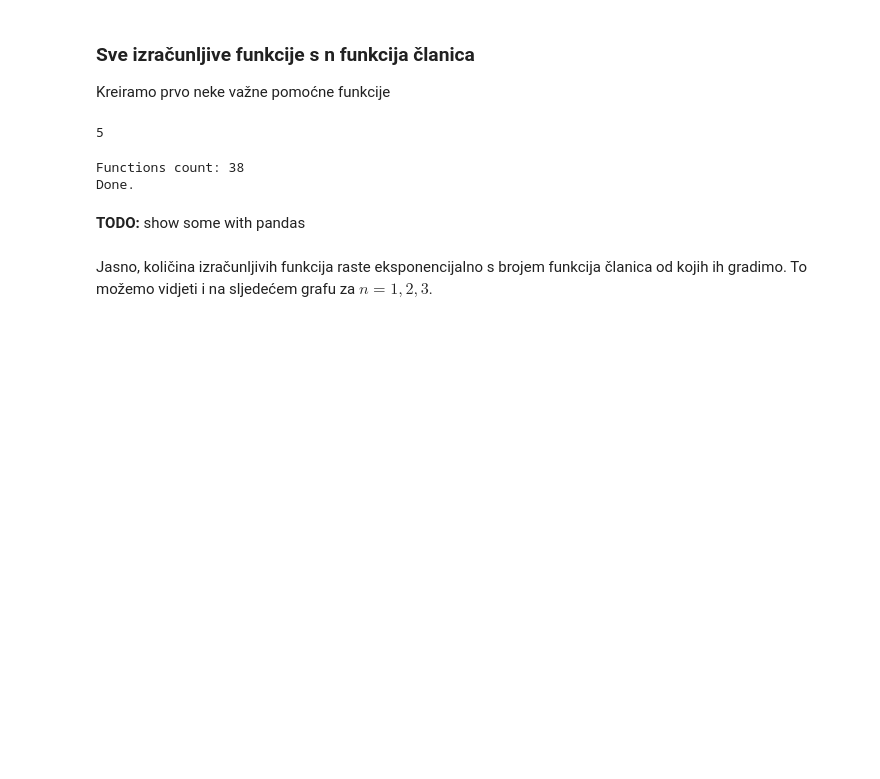
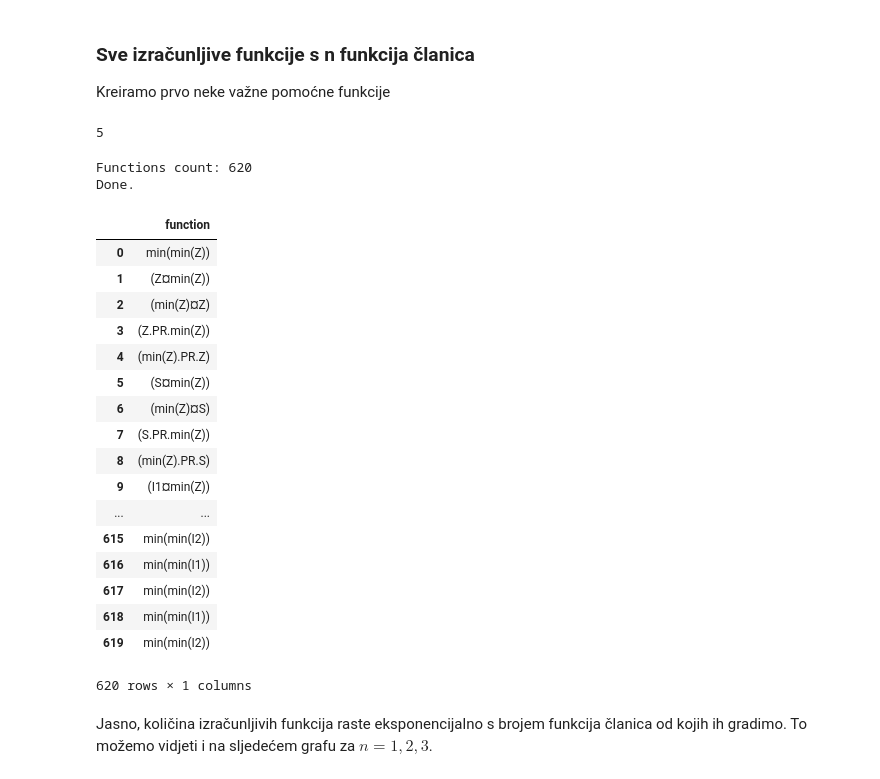
Before and after one commit to sandrolovnicki/Matematicki-softver, a Jupyter notebook: dz1/computability_analytics.ipynb, the cells around one changed output. Saved outputs shown, nothing was run; the diff lists cells and outputs as text; code cells hidden in the pictures; blank space fills up the shorter version.

```diff
--- a/dz1/computability_analytics.ipynb
+++ b/dz1/computability_analytics.ipynb
@@ -564,20 +592,40 @@ def all_combinations(n,argnum):
 
     return functions
 # %%
-testfs = all_combinations(2,2)
+fns = all_combinations(3,2)
 
-print("Functions count:", len(testfs))
+print("Functions count:", len(fns))
 
-for tf in testfs:
-    if tf(2,3) == 6:
-        print(tf, tf(2,5))
+for f in fns:
+    if f(2,3) == 6:
+        print(f, f(2,5))
 
 print("Done.")
+
+dframe = pd.DataFrame({"functions": fns})
+dframe.columns = ["function"]
+dframe
 # %% [output]
-Functions count: 38
+Functions count: 620
 Done.
+|  | function |
+| 0 | min(min(Z)) |
+| 1 | (Z¤min(Z)) |
+| 2 | (min(Z)¤Z) |
+| 3 | (Z.PR.min(Z)) |
+| 4 | (min(Z).PR.Z) |
+| 5 | (S¤min(Z)) |
+| 6 | (min(Z)¤S) |
+| 7 | (S.PR.min(Z)) |
+| 8 | (min(Z).PR.S) |
+| 9 | (I1¤min(Z)) |
+| ... | ... |
+| 615 | min(min(I2)) |
+| 616 | min(min(I1)) |
+| 617 | min(min(I2)) |
+| 618 | min(min(I1)) |
+| 619 | min(min(I2)) |
+620 rows × 1 columns
-# %% [markdown]
-**TODO:** show some with pandas
 # %% [markdown]
 Jasno, količina izračunljivih funkcija raste eksponencijalno s brojem funkcija članica od kojih ih gradimo. To možemo vidjeti i na sljedećem grafu za $n = 1,2,3$.
 # %%
```
Also changed, not shown: parts of 8 cells of this notebook.
